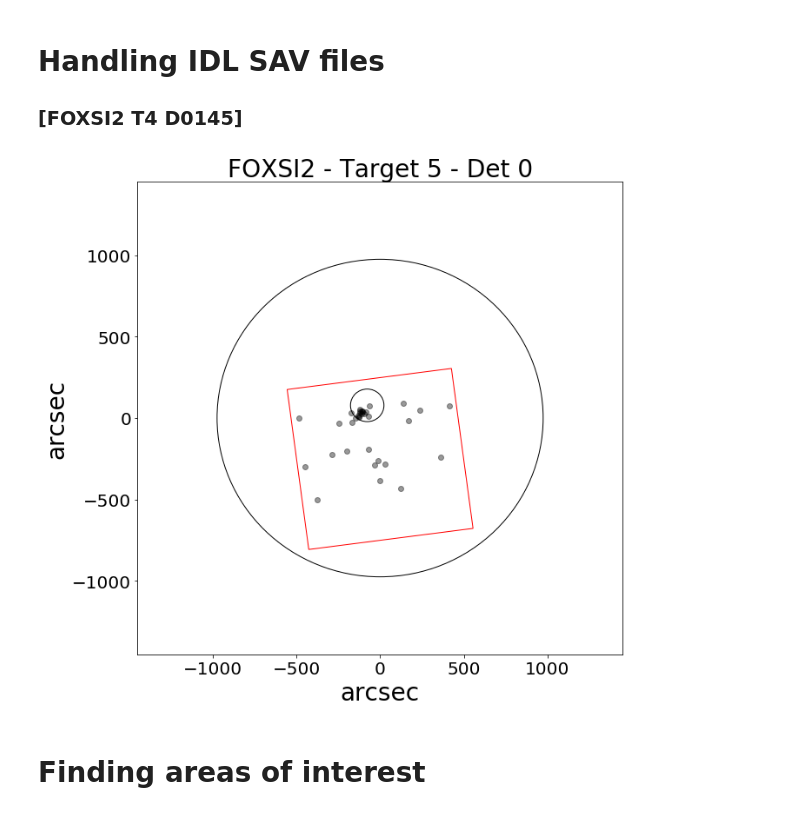
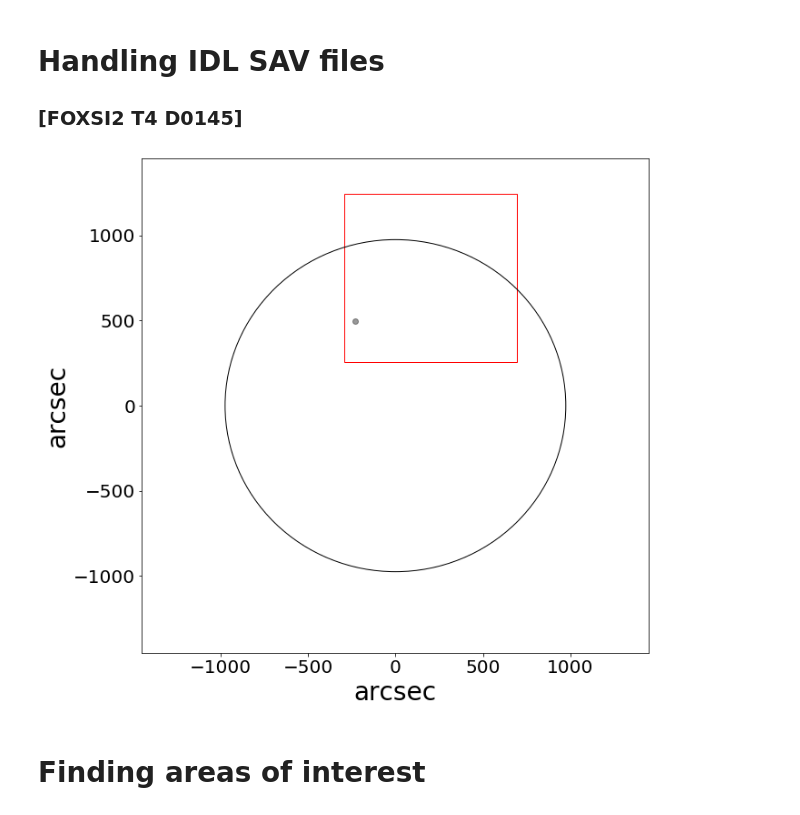
Before and after one commit to pymilo/QuietSunAnalysis, a Jupyter notebook: FOXSI2/D0145_T4-FOXSI2-QS-FluxStudy.ipynb, the cells around one changed output. Saved outputs shown, nothing was run; the diff lists cells and outputs as text; code cells hidden in the pictures.

```diff
--- a/FOXSI2/D0145_T4-FOXSI2-QS-FluxStudy.ipynb
+++ b/FOXSI2/D0145_T4-FOXSI2-QS-FluxStudy.ipynb
@@ -188,10 +203,11 @@ offset_xy = [360., -180.]
 T4x, T4y = 200, 750
 T5x, T5y = 0, -251
 Dang = [-82.5000, -75.0000, 67.5000, 75.0000, -97.5000, -90.0000, 60.0000]  ## Detector angles
-tlaunch = 69060.
-Erange = [5, 10] # maximize the amount of counts we got
+tlaunch = 69060. # in seconds of the day
+#Erange = [5, 10] # maximize the amount of counts we got
+Erange = [6, 10] # test for Säm
 thr_n = 4.
-R07s = 530
+R07s = 650
 
 def All_Data(datafile,Erange,Trange):
     ''' return all data - Good and No Good - '''
@@ -228,7 +244,7 @@ def plotdata(FXDX, det):
     ax.set_xlabel('arcsec',fontsize=28)
     ax.set_ylabel('arcsec',fontsize=28)
     ax.tick_params(axis='both', labelsize=20)
-    ax.set_title('FOXSI2 - Target 5 - Det '+str(det),fontsize=28)
+    #ax.set_title('FOXSI2 - Target 5 - Det '+str(det),fontsize=28)
     # FOXSI2 Data
     ax.scatter(np.stack(FXDX['HIT_XY_SOLAR']).T[0] + offset_xy[0],
                np.stack(FXDX['HIT_XY_SOLAR']).T[1]+ offset_xy[1],
@@ -238,14 +254,15 @@ def plotdata(FXDX, det):
     mx = l/2 * ( np.sqrt(2) * np.sin(np.deg2rad(Dang[det]-45)) + 1)
     my = l/2 * ( np.sqrt(2) * np.sin(np.deg2rad(Dang[det]-135)) + 1)
     #rect = patches.Rectangle((T4x-l/2+mx,T4y-l/2+my),990,990,angle=Dang[det],linewidth=1,edgecolor='r',facecolor='none')
-    rect = patches.Rectangle((T5x-l/2+mx,T5y-l/2+my),990,990,angle=Dang[det],linewidth=1,edgecolor='r',facecolor='none')
+    rect = patches.Rectangle((T4x-l/2+mx,T4y-l/2+my),990,990,angle=Dang[det],linewidth=1,edgecolor='r',facecolor='none')
     ax.add_patch(rect)
     solardisk = patches.Circle((0,0),radius= Rsun,fill=False);ax.add_patch(solardisk)
     r = (R10s if det == 6 else R07s)
     #circ = patches.Circle((Xmask,Ymask),radius= r,fill=False);ax.add_patch(circ)
-    circ = patches.Circle((Xflare,Yflare),radius= 100,fill=False);ax.add_patch(circ)
+    #circ2 = patches.Circle((Xmask2,Ymask2),radius= Rmask2,fill=False);ax.add_patch(circ2)
+    #circ = patches.Circle((Xflare,Yflare),radius= 100,fill=False);ax.add_patch(circ)
     plt.show()
-    fig.savefig(f'images/F2T5D{det}.pdf',bbox_inches='tight',dpi=300)
+    fig.savefig(f'images/F2T4D{det}.pdf',bbox_inches='tight',dpi=300)
     plt.close(fig)
 
 def plotspect(FXDX):
@@ -304,10 +323,10 @@ F2D5T5 = Good_Data('data_lvl2_d5.sav',Erange,TrangebgT5)
 F2D4T5 = Good_Data('data_lvl2_d4.sav',Erange,TrangebgT5)
 F2D1T5 = Good_Data('data_lvl2_d1.sav',Erange,TrangebgT5)
 F2D0T5 = Good_Data('data_lvl2_d0.sav',Erange,TrangebgT5)
-# %%
-plotdata(F2D0T5,0)
-# %% [output]
-[figure, removed]
+# %%
+plotdata(F2D5S,5)
+# %% [output]
+[figure, added]
 # %% [markdown]
 # Finding areas of interest
 # %%
```
Also changed, not shown: parts of 19 cells of this notebook, 13 other files.
